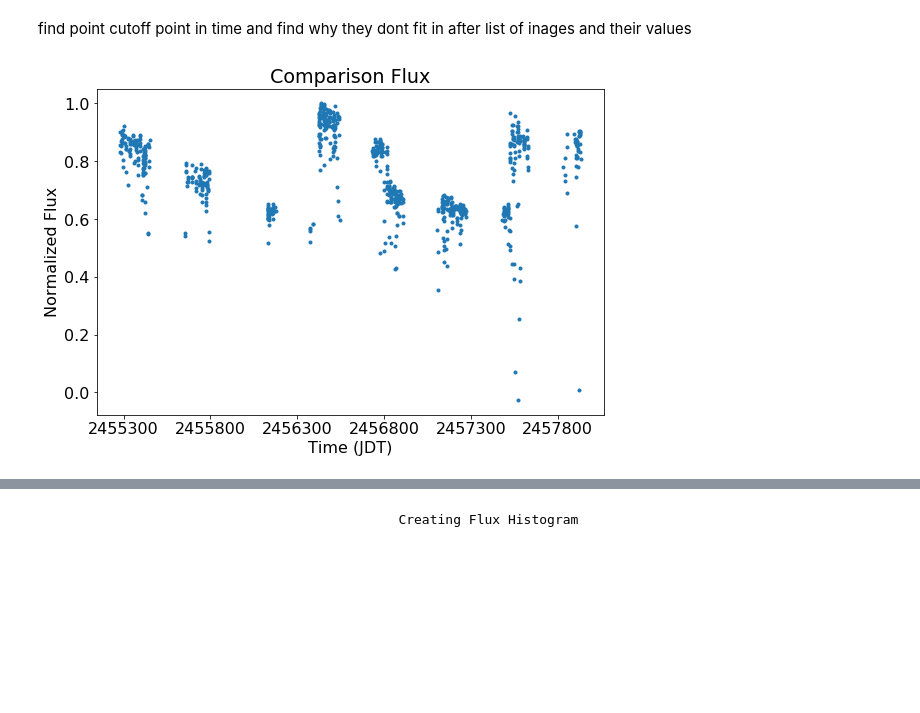
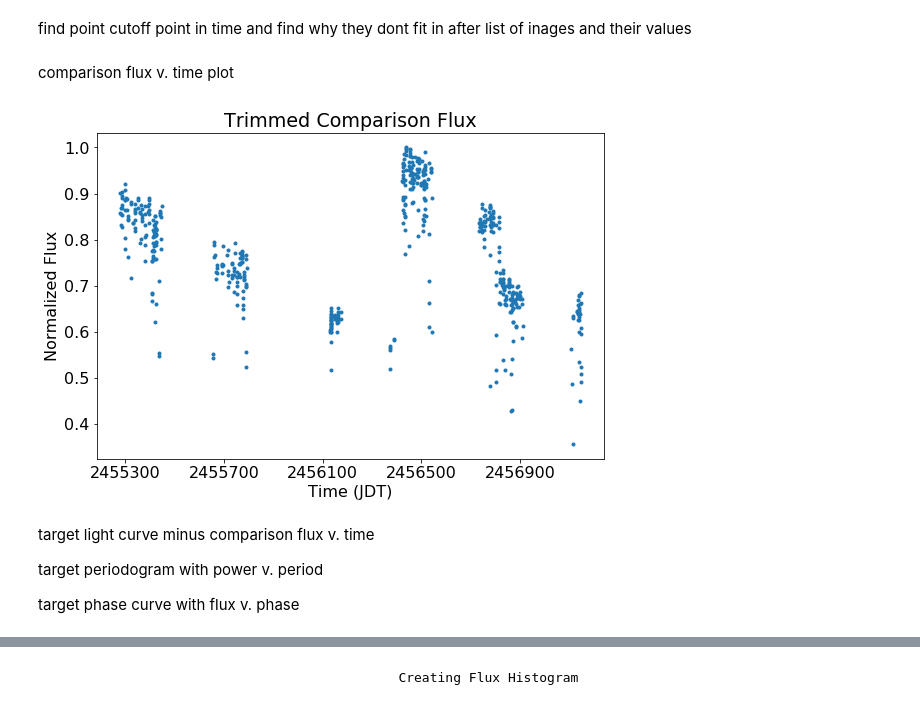
Before and after one commit to joshuapepper/kelt_halo, a Jupyter notebook: KELT Image Data Pipeline-FN Aql.ipynb, the cells around one changed output, grey strips where cells are left out. Drawn from its saved outputs; the diff is of its cells as text; code cells hidden in the pictures; blank space fills up the shorter version.

```diff
--- a/KELT Image Data Pipeline-FN Aql.ipynb
+++ b/KELT Image Data Pipeline-FN Aql.ipynb
@@ -74,6 +74,9 @@ low_period = 1.5 # lowest period for LombScargle to test on target star
 high_period = 100# highest period for LombScargle to test on target star
 
 comparison_stars= np.loadtxt('FNAQL_stars.txt', skiprows=1)
+
+cutoff_time_true= True
+cutoff_time= 2457150 #if something is off with the data later on
 # %% [markdown]
 create images to visualize the target
 # %%
@@ -173,16 +170,48 @@ for i in range(0,len(comparison_flux)):
 # %% [markdown]
 find point cutoff point in time and find why they dont fit in after
 list of inages and their values
+# %% [markdown]
+comparison flux v. time plot
+# %%
+# sum up exact amount of flux contained in each comparison star aperture
+comparison_sum = [[photometry(open_cutouts[i], comparison_star_circles[j], method = 'exact')
+                   for i in range(0, file_count)] for j in range(0,len(comparison_star_circles))]
+
+# multiply background median by area of each aperture to get background flux contained in each aperture
+comparison_background_sum = [[background_median[i] * comparison_star_circles[j].area()
+                              for i in range(0, file_count)] for j in range(0,len(comparison_star_circles))]
+
+# subtract background flux in each aperture from each aperture's total flux
+comparison_subtract = np.array([[comparison_sum[j][i]['aperture_sum'] - comparison_background_sum[j][i]
+                                 for i in range(0,file_count)] for j in range(0,len(comparison_star_circles))])
+
+comparison_total = comparison_subtract.sum(axis=0) # sum up the background subtracted flux for all comparison stars
+comparison_flux = comparison_total[comparison_total != 0] # disregard zero flux values
+normalized_comparison_flux= comparison_flux/max(comparison_flux)
+
+if cutoff_time_true == True:
+    cut_comparison_flux=normalized_comparison_flux[:len(cut_time)]
 # %%
 # create comparison flux vs. time plot
-
 plt.subplot(122)
-plt.title('Comparison Flux')
 plt.xlabel('Time (JDT)')
 plt.ylabel('Normalized Flux')
-plt.xticks(np.arange(round(min(time),-2), max(time)+1, round((max(time)+1-min(time))/5,-2)))
-plt.plot(comparison_time, comparison_flux/max(comparison_flux), '.')
-plt.show()
+
+if cutoff_time_true == True:
+    plt.title('Trimmed Comparison Flux')
+    plt.xticks(np.arange(round(min(cut_time),-2), max(cut_time)+1, round((max(cut_time)+1-min(cut_time))/5,-2)))
+    plt.plot(cut_time, cut_comparison_flux, '.')
+
+else:
+    plt.title('Comparison Flux')
+    plt.xticks(np.arange(round(min(time),-2), max(time)+1, round((max(time)+1-min(time))/5,-2)))
+    plt.plot(time, cut_comparison_flux, '.')
 # %% [output]
-[figure, old version]
+[figure, new version]
+# %% [markdown]
+target light curve minus comparison flux v. time
+
+target periodogram with power v. period
+
+target phase curve with flux v. phase
 # %%
```
Also changed, not shown: parts of 9 cells of this notebook.
